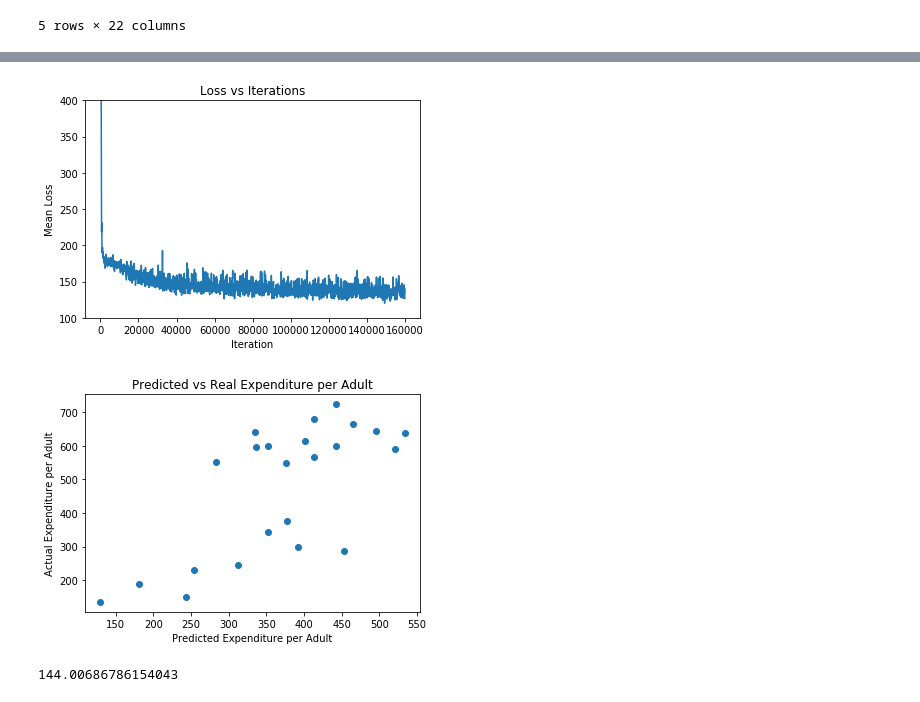
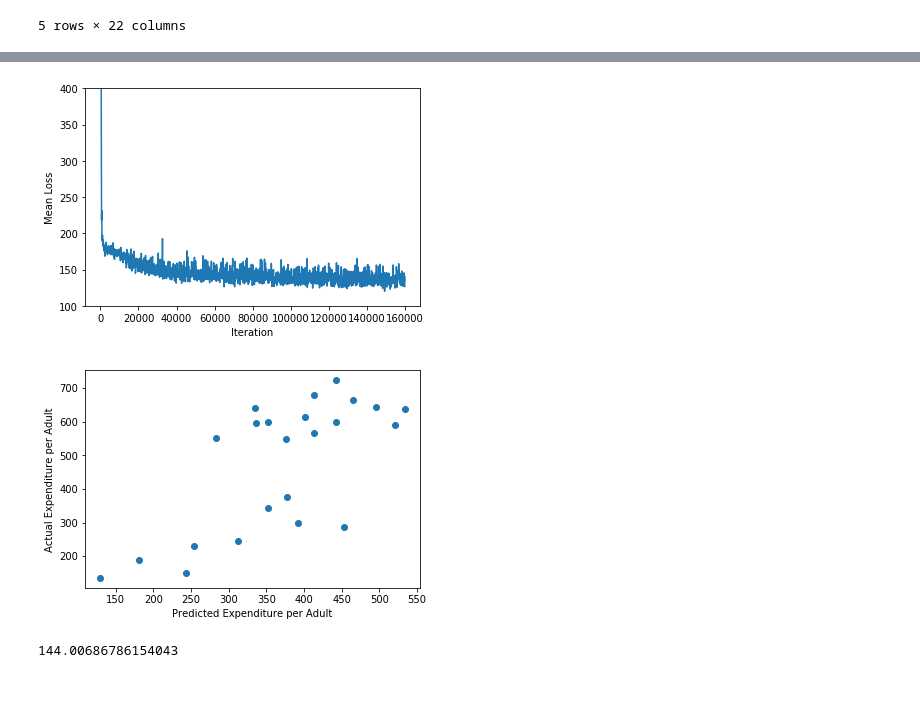
Before and after one commit to isubasinghe/COMP20008-ass1, a Jupyter notebook: phase2_4/classification_neural_network.ipynb, the cells around one changed output, grey strips where cells are left out. Saved outputs shown, nothing was run; the diff lists cells and outputs as text; code cells hidden in the pictures.

```diff
--- a/phase2_4/classification_neural_network.ipynb
+++ b/phase2_4/classification_neural_network.ipynb
@@ -173,22 +173,20 @@ with tf.Session() as sess:
 # %%
 plt.plot(sx, sy)
 plt.ylim((100, 400))
 plt.xlabel("Iteration")
 plt.ylabel('Mean Loss')
-plt.title("Loss vs Iterations")
 plt.savefig('loss_vs_iter.png', dpi=1080)
 plt.show()
 # %% [output]
-[figure, old version]
+[figure, new version]
 # %%
 plt.scatter(predicted, real)
 plt.xlabel("Predicted Expenditure per Adult")
 plt.ylabel("Actual Expenditure per Adult")
-plt.title("Predicted vs Real Expenditure per Adult")
 plt.savefig('predicted_vs_real_exp.png', dpi=1080)
 plt.show()
 # %% [output]
-[figure, old version]
+[figure, new version]
 # %%
 predicted = np.asarray(predicted)
 real = np.asarray(real)
```
Also changed, not shown: 2 other files.
